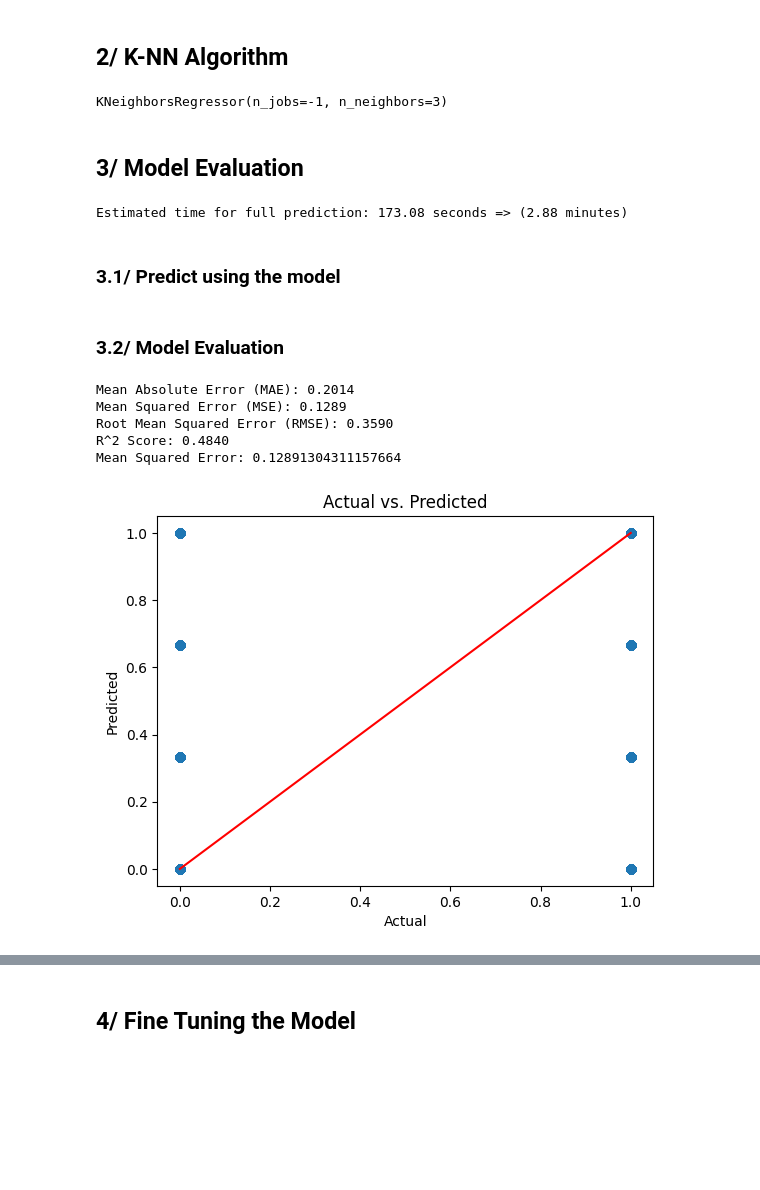
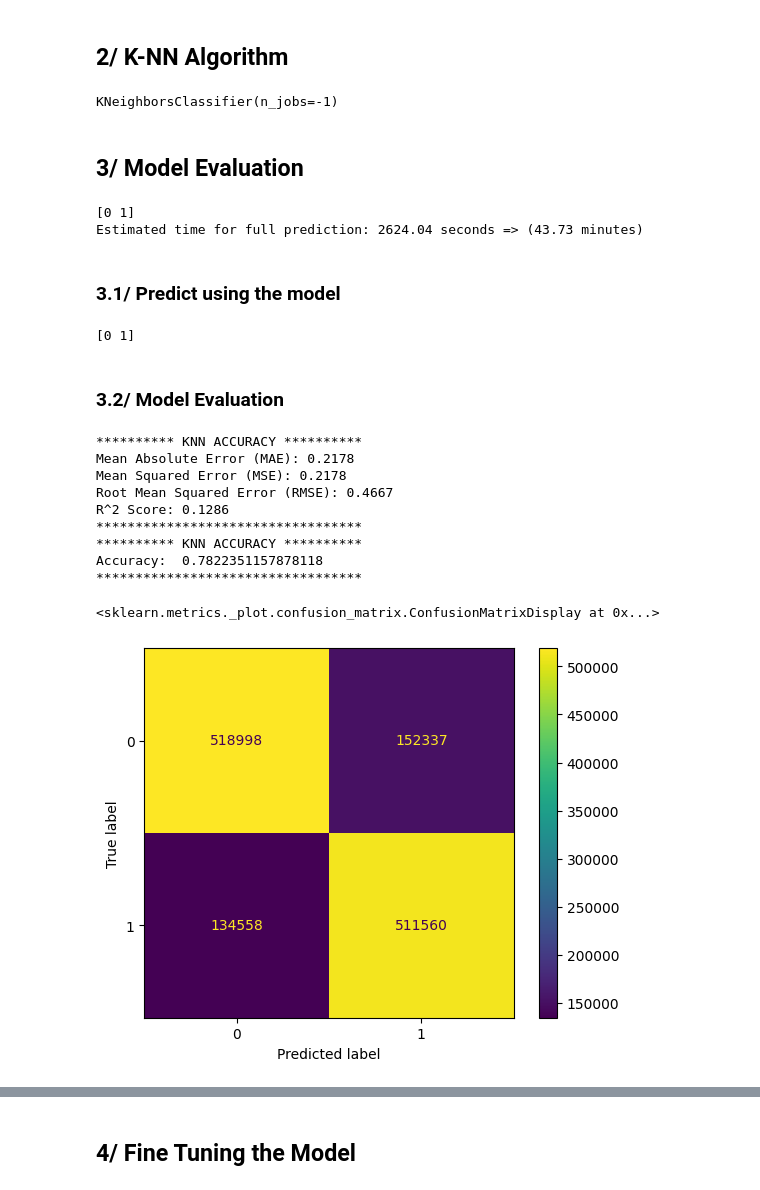
Before and after one commit to YoungSnoww/LeagueOfLegendsModelBenchmark, a Jupyter notebook: machine_learning/KNeighborsClassifier.ipynb, the cells around one changed output, grey strips where cells are left out. Saved outputs shown, nothing was run; the diff lists cells and outputs as text; code cells hidden in the pictures; blank space fills up the shorter version.

Commit message:
feat: add graphical confusion matrix

```diff
--- a/machine_learning/KNeighborsClassifier.ipynb
+++ b/machine_learning/KNeighborsClassifier.ipynb
@@ -103,7 +107,7 @@ y = df["winner"]  # Target
 ## 1.4/ Train-Test Split
 # %%
 # Split data
-X_train, X_test, y_train, y_test = train_test_split(X, y, test_size=0.01, random_state=42)
+X_train, X_test, y_train, y_test = train_test_split(X, y, test_size=0.2, random_state=42)
 
 # Print train and test set shapes
 print(X_train.shape, X_test.shape, y_train.shape, y_test.shape)
@@ -120,12 +124,12 @@ X_test = scaler.transform(X_test)
 ## 2/ K-NN Algorithm
 # %%
 # Initialize the classifier
-knn = KNeighborsRegressor(n_neighbors=3, n_jobs=-1)
+knn = KNeighborsClassifier(n_neighbors=5, n_jobs=-1)
 
 # Train the model
 knn.fit(X_train, y_train)
 # %% [output]
-KNeighborsRegressor(n_jobs=-1, n_neighbors=3)
+KNeighborsClassifier(n_jobs=-1)
 # %% [markdown]
 ## 3/ Model Evaluation
 # %%
@@ -133,45 +137,60 @@ import time
 
 subset_size = 500  # Small sample for timing
 start_time = time.time()
-knn.predict(X_test[:subset_size])
+y_pred = knn.predict(X_test[:subset_size])
+print(np.unique(y_pred))
 end_time = time.time()
 
 estimated_time = (end_time - start_time) * (len(X_test) / subset_size)
 print(f"Estimated time for full prediction: {estimated_time:.2f} seconds => ({estimated_time / 60:.2f} minutes)")
 # %% [output]
-Estimated time for full prediction: 173.08 seconds => (2.88 minutes)
+[0 1]
+Estimated time for full prediction: 2624.04 seconds => (43.73 minutes)
 # %% [markdown]
 ### 3.1/ Predict using the model
 # %%
 # Predict
 y_pred = knn.predict(X_test)
+print(np.unique(y_pred))
+# %% [output]
+[0 1]
 # %% [markdown]
 ### 3.2/ Model Evaluation
 # %%
 # Show statistics
 # Evaluate regression
 mae = mean_absolute_error(y_test, y_pred)
 mse = mean_squared_error(y_test, y_pred)
 rmse = np.sqrt(mse)
 r2 = r2_score(y_test, y_pred)
 
+print("********** KNN ACCURACY **********")
 print(f"Mean Absolute Error (MAE): {mae:.4f}")
 print(f"Mean Squared Error (MSE): {mse:.4f}")
 print(f"Root Mean Squared Error (RMSE): {rmse:.4f}")
 print(f"R^2 Score: {r2:.4f}")
+print("**********************************")
 
-print(f"Mean Squared Error: {mse}")
+# Evaluating the model
+accuracy = accuracy_score(y_test, y_pred)
+conf_matrix = confusion_matrix(y_test, y_pred)
 
-plt.scatter(y_test, y_pred, alpha=0.5)
-plt.plot([y_test.min(), y_test.max()], [y_test.min(), y_test.max()], 'r')
-plt.xlabel("Actual")
-plt.ylabel("Predicted")
-plt.title("Actual vs. Predicted")
-plt.show()
+print("********** KNN ACCURACY **********")
+print(f"Accuracy: ", accuracy)
+print("**********************************")
+
+# Plot confusion matrix
+cmatrix_display = ConfusionMatrixDisplay(confusion_matrix=conf_matrix, display_labels=knn.classes_)
+cmatrix_display.plot()
 # %% [output]
-Mean Absolute Error (MAE): 0.2014
-Mean Squared Error (MSE): 0.1289
-Root Mean Squared Error (RMSE): 0.3590
-R^2 Score: 0.4840
-Mean Squared Error: 0.12891304311157664
+********** KNN ACCURACY **********
+Mean Absolute Error (MAE): 0.2178
+Mean Squared Error (MSE): 0.2178
+Root Mean Squared Error (RMSE): 0.4667
+R^2 Score: 0.1286
+**********************************
+********** KNN ACCURACY **********
+Accuracy:  0.7822351157878118
+**********************************
+<sklearn.metrics._plot.confusion_matrix.ConfusionMatrixDisplay at 0x...>
-[figure, old version]
+[figure, new version]
```
Also changed, not shown: parts of 5 cells of this notebook.
